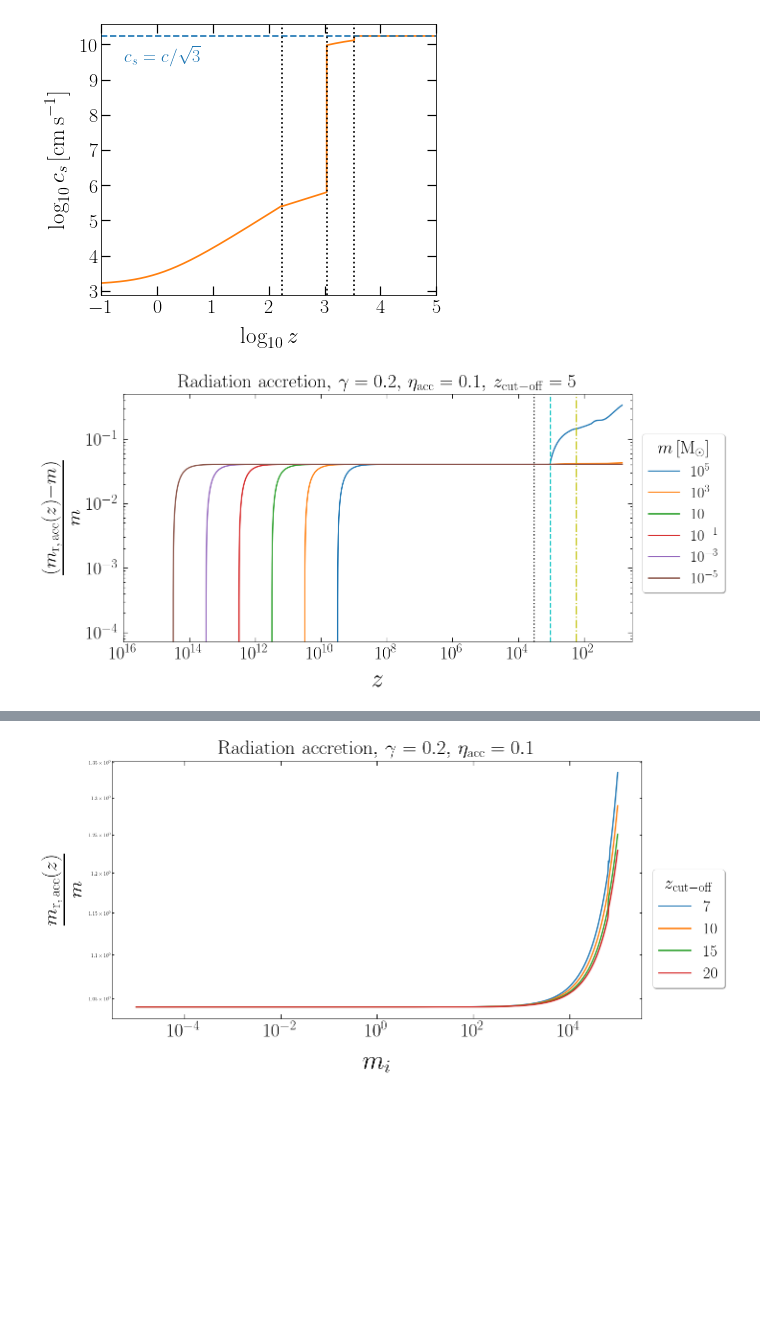
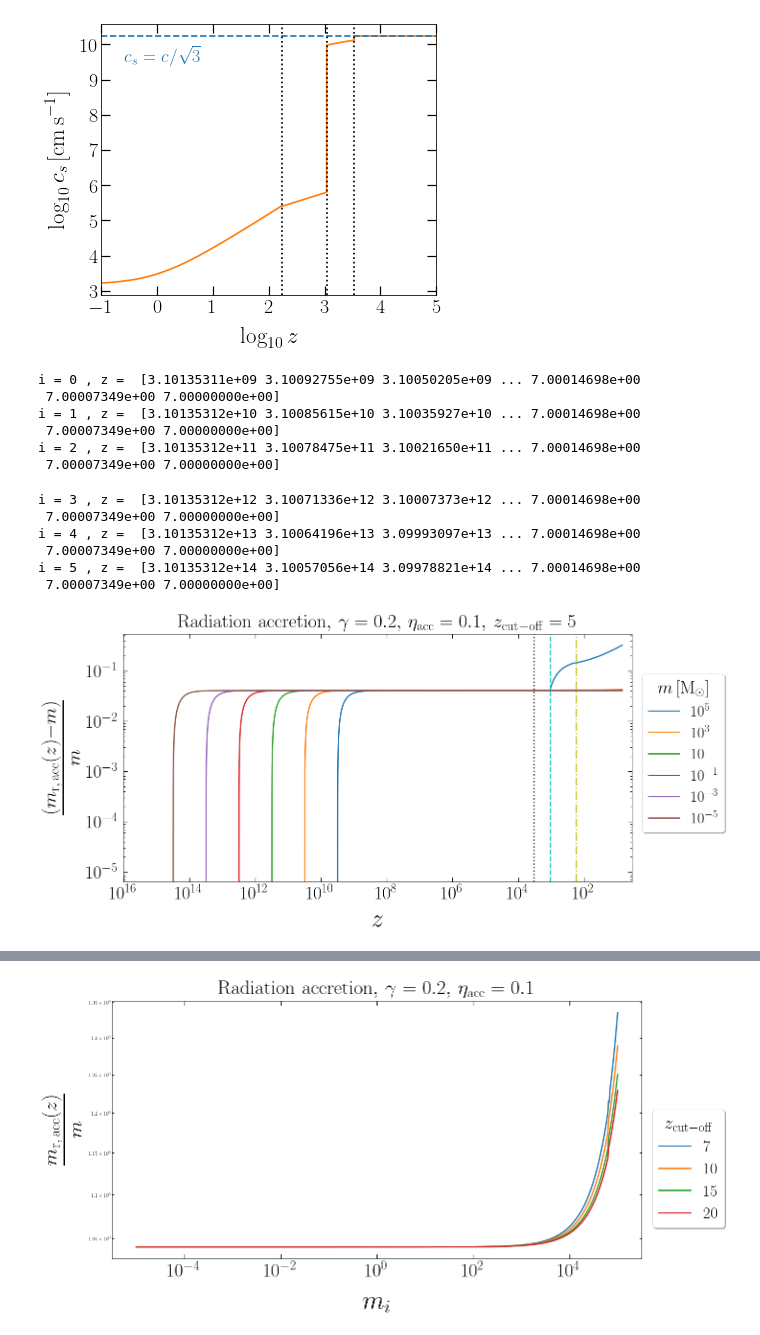
Before and after one commit to pratibhajangra591/project-2, a Jupyter notebook: accretion_concatenation.ipynb, the cells around one changed output, grey strips where cells are left out. Drawn from its saved outputs; the diff is of its cells as text; code cells hidden in the pictures; blank space fills up the shorter version.

```diff
--- a/accretion_concatenation.ipynb
+++ b/accretion_concatenation.ipynb
@@ -81,6 +81,10 @@ def m_racc(z, m):
     t = z
     y = m
     β = ((4 * π * (G**2) * η_acc)) * np.sqrt(3/(8 * π * G * ρ_c0))
+    check = (Ω_r0 * ((1 + z)**2)) + (Ω_m0 * (1 + z))
+    if check < 0 or check == 0:
+        print(check)
+
     dm = -β * (((m**2) * ρ_r0  * ((1 + z)**2))/ ((c_s(z)**3) * np.sqrt((Ω_r0 * ((1 + z)**2)) + (Ω_m0 * (1 + z)))))
     return  dm
 
@@ -105,81 +109,110 @@ plt.tick_params(axis = 'both', right=True, top=True, which = 'major', width= 1.2
 
 
 z_cut = 7
+N = 100000
 for i, (m1, color) in enumerate(zip(m1_arr, colors)):
     γ = 0.2
     z_1i = z_pbh(m1,  γ)
     y_1i = m1
-    z_cut_off = z_eq
-    t1 = np.geomspace(z_1i, z_cut_off, 10000)
+    z_cut_off1 = z_eq
+    t1 = np.geomspace(z_1i, z_cut_off1, N)
     sol1 = solve_ivp(m_racc, t_span = [t1[0], t1[-1]], y0 = [y_1i],  t_eval = t1)
     t1 = sol1.t
     y1 = sol1.y[0]
 
 
-    z_2i = z_eq
+    z_2i = z_cut_off1
     y_2i = y1[-1]
-    z_cut_off = z_rec
-    t2 = np.geomspace(z_2i, z_cut_off, 10000)
+    z_cut_off2 = z_rec
+    t2 = np.geomspace(z_2i, z_cut_off2, N)
     sol2 = solve_ivp(m_racc, t_span = [t2[0], t2[-1]], y0 = [y_2i],  t_eval = t2)
     t2 = sol2.t
     y2 = sol2.y[0]
 
 
 
-    z_3i = z_rec
+    z_3i = z_cut_off2
     y_3i = y2[-1]
-    z_cut_off = z_th
-    t3 = np.geomspace(z_3i, z_cut_off, 10000)
+    z_cut_off3 = z_th
+    t3 = np.geomspace(z_3i, z_cut_off3, N)
     sol3 = solve_ivp(m_racc, t_span = [t3[0], t3[-1]], y0 = [y_3i],  t_eval = t3)
     t3 = sol3.t
     y3 = sol3.y[0]
 
 
 
-    z_4i = z_th
+    z_4i = z_cut_off3
     y_4i = y3[-1]
-    z_cut_off = z_cut
-    t4 = np.geomspace(z_4i, z_cut_off, 10000)
+    z_cut_off4 = 80
+    t4 = np.geomspace(z_4i, z_cut_off4, N)
     sol4 = solve_ivp(m_racc, t_span = [t4[0], t4[-1]], y0 = [y_4i],  t_eval = t4)
     t4 = sol4.t
     y4 = sol4.y[0]
 
 
+    z_5i = z_cut_off4
+    y_5i = y4[-1]
+    z_cut_off5 = 20
+    t5 = np.geomspace(z_5i, z_cut_off5, N)
+    sol5 = solve_ivp(m_racc, t_span = [t5[0], t5[-1]], y0 = [y_5i],  t_eval = t5)
+    y5 = sol5.y[0]
 
-    T = np.concatenate((t1, t2, t3, t4), axis = None)
-    Y = np.concatenate((y1, y2, y3, y4), axis = None)
 
+    z_6i = z_cut_off5
+    y_6i = y5[-1]
+    z_cut_off6 = z_cut
+    t6 = np.geomspace(z_6i, z_cut, N)
+    sol6 = solve_ivp(m_racc, t_span = [t6[0], t6[-1]], y0 = [y_6i],  t_eval = t6)
+    y6 = sol6.y[0]
+
+
+    T = np.concatenate((t1, t2, t3, t4, t5, t6), axis = None)
+    Y = np.concatenate((y1, y2, y3, y4, y5, y6), axis = None)
+
+    print("i =", i, "," , "z = ", T)
     ax.loglog(T, ((Y - m1)/m1))
 
 
 
 
 
 
 plt.axvline(x = z_eq,  color = 'k',  linestyle = ':')
 plt.axvline(x = z_rec,  color = 'c',  linestyle = '--')
 plt.axvline(x = z_th,  color = 'y',  linestyle = '-.')
 
 ax.tick_params(axis='x', pad = 9.9)
 ax.tick_params(axis='y', pad = 9.9)
 
 
 plt.xticks(fontsize = 38)
 plt.yticks(fontsize = 38)
 plt.xlabel('$z$',fontsize = 52, labelpad = 14)
 plt.ylabel(r'$\frac{(m_\mathrm{r, \, acc}(z) - m)}{m} $',fontsize = 58, labelpad = 14)
 plt.legend(['$10^{5}$', r'$10^{3}$', '$10$',
             '$10^{-1}$', '$10^{-3}$', r'$10^{-5}$'],
            prop = {'size':32}, loc = (1.02, 0.2), shadow = True,
            title = '$m\, [\mathrm{M_{\odot}}]$' ,
            title_fontsize = 37, facecolor = 'white', fontsize = 65)
-plt.xlim(1e16, 0.5*z_cut_off)
+plt.xlim(1e16, 0.5*z_cut)
 plt.xscale('log')
 plt.title(r'Radiation accretion$,\, \gamma = 0.2, \,\eta_\mathrm{acc} = 0.1,\, z_\mathrm{cut-off} =  5$', fontsize = 40, pad = 13)
 plt.savefig('racc_z_cutoff5.pdf', bbox_inches = 'tight')
 plt.show()
 # %% [output]
+i = 0 , z =  [3.10135311e+09 3.10092755e+09 3.10050205e+09 ... 7.00014698e+00
+ 7.00007349e+00 7.00000000e+00]
+i = 1 , z =  [3.10135312e+10 3.10085615e+10 3.10035927e+10 ... 7.00014698e+00
+ 7.00007349e+00 7.00000000e+00]
+i = 2 , z =  [3.10135312e+11 3.10078475e+11 3.10021650e+11 ... 7.00014698e+00
+ 7.00007349e+00 7.00000000e+00]
+i = 3 , z =  [3.10135312e+12 3.10071336e+12 3.10007373e+12 ... 7.00014698e+00
+ 7.00007349e+00 7.00000000e+00]
+i = 4 , z =  [3.10135312e+13 3.10064196e+13 3.09993097e+13 ... 7.00014698e+00
+ 7.00007349e+00 7.00000000e+00]
+i = 5 , z =  [3.10135312e+14 3.10057056e+14 3.09978821e+14 ... 7.00014698e+00
+ 7.00007349e+00 7.00000000e+00]
-[figure, old version]
+[figure, new version]
 # %%
 # Baryon accretion in radiation domination to upto z_cut-off = 5.
 
```
Also changed, not shown: parts of 1 cell of this notebook.
